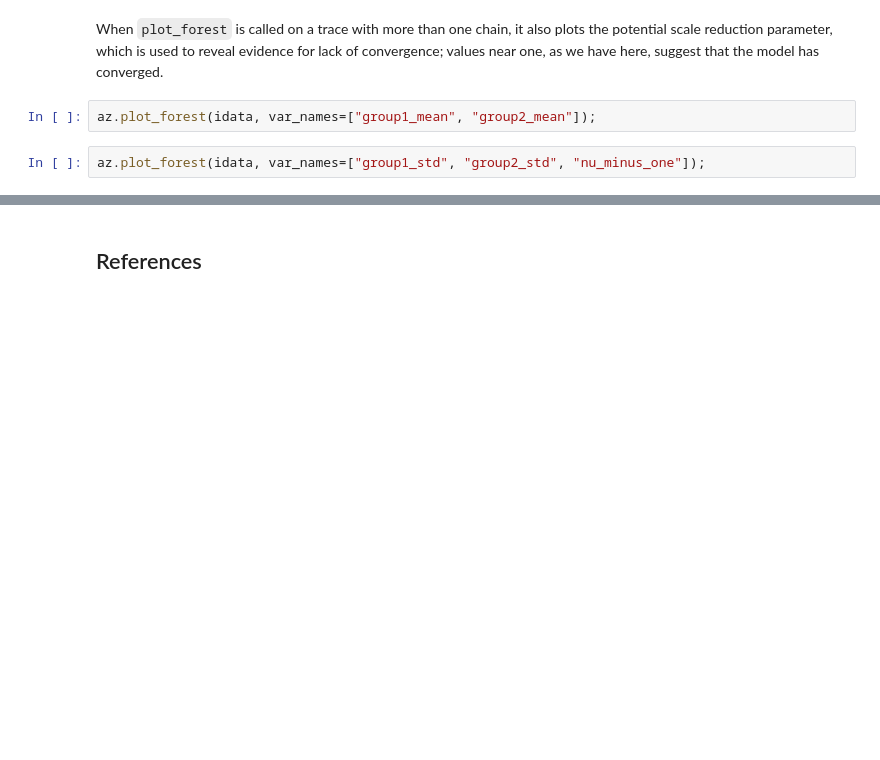
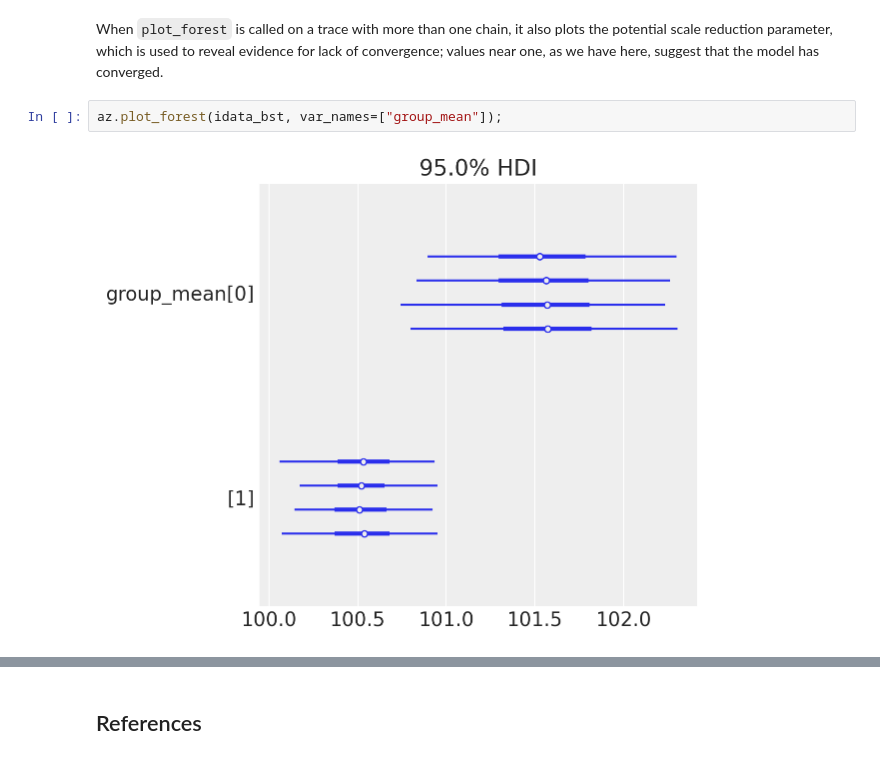
Before and after one commit to hyosubkim/bayes-toolbox, a Jupyter notebook: notebooks/BEST.ipynb, the cells around one changed output, grey strips where cells are left out. Drawn from its saved outputs; the diff is of its cells as text; blank space fills up the shorter version.

```diff
--- a/notebooks/BEST.ipynb
+++ b/notebooks/BEST.ipynb
@@ -144,6 +199,6 @@ az.plot_posterior(
 # %% [markdown]
 When `plot_forest` is called on a trace with more than one chain, it also plots the potential scale reduction parameter, which is used to reveal evidence for lack of convergence; values near one, as we have here, suggest that the model has converged.
 # %%
-az.plot_forest(idata, var_names=["group1_mean", "group2_mean"]);
+az.plot_forest(idata_bst, var_names=["group_mean"]);
+# %% [output]
+[figure, added]
-# %%
-az.plot_forest(idata, var_names=["group1_std", "group2_std", "nu_minus_one"]);
```
Also changed, not shown: parts of 25 cells of this notebook, 24 other files.
